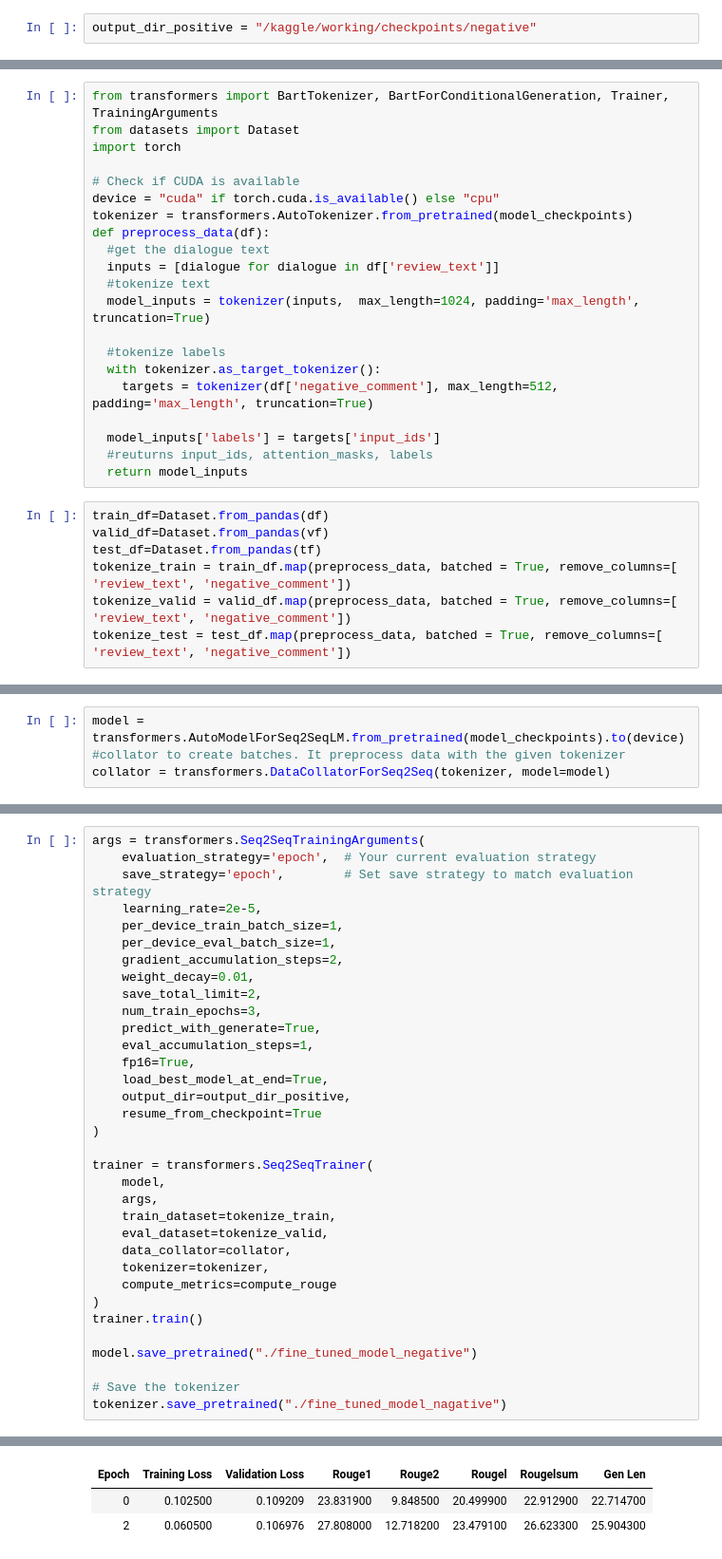
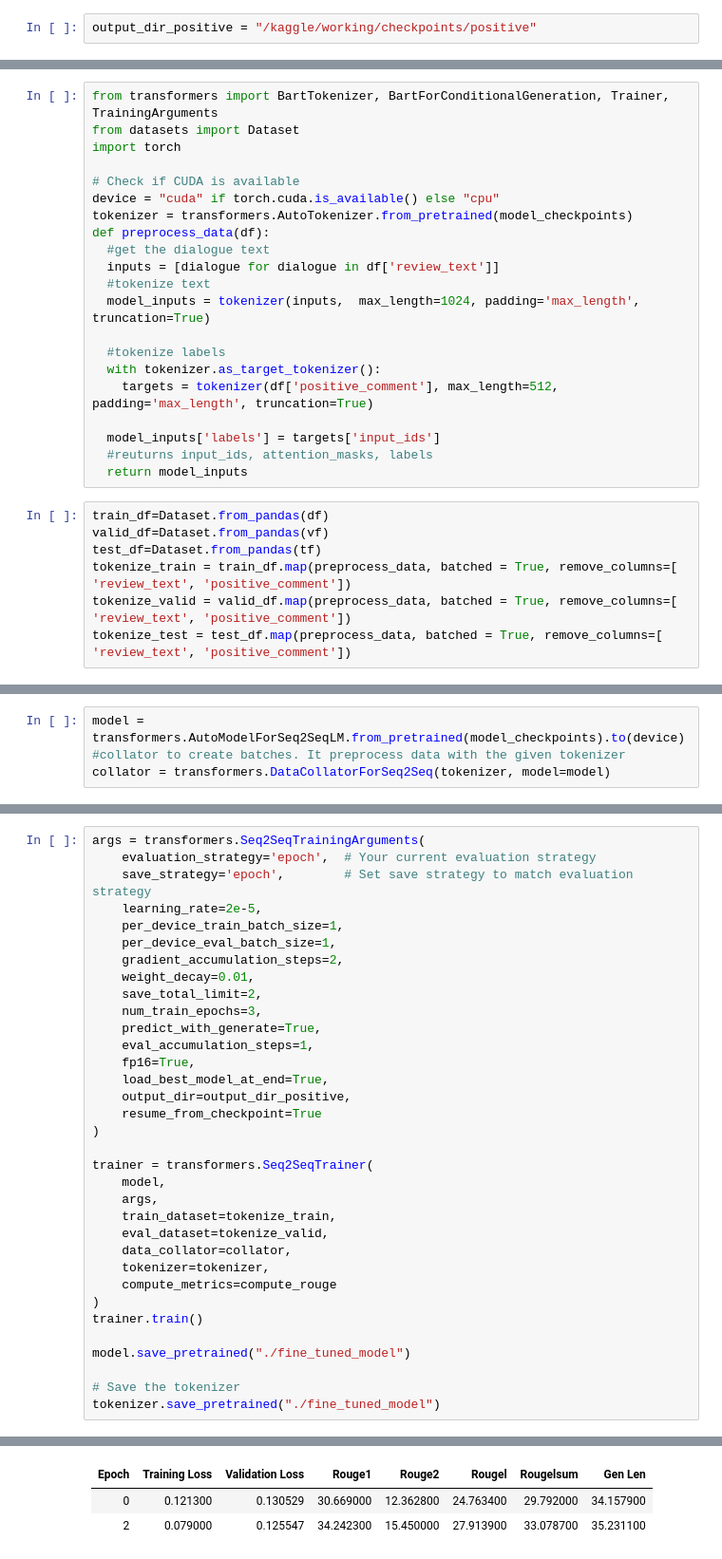
Before and after one commit to sivamani121/bio, a Jupyter notebook: generative-explanation.ipynb, the cells around one changed output, grey strips where cells are left out. Shown: that part at 95% size. Saved outputs shown, nothing was run; the diff lists cells and outputs as text.

Commit message:
Kaggle Notebook |  Generative Explanation | Version 3

```diff
--- a/generative-explanation.ipynb
+++ b/generative-explanation.ipynb
@@ -38,7 +38,7 @@ data_path = "/kaggle/input/pcmag-dataset/train.csv"
 test_path="/kaggle/input/pcmag-dataset/test.csv"
 valid_path="/kaggle/input/pcmag-dataset/valid.csv"
 # %%
-output_dir_positive = "/kaggle/working/checkpoints/negative"
+output_dir_positive = "/kaggle/working/checkpoints/positive"
 # %%
 import pandas as pd
 data = pd.read_csv(data_path)
@@ -166,7 +166,7 @@ def preprocess_data(df):
 
   #tokenize labels
   with tokenizer.as_target_tokenizer():
-    targets = tokenizer(df['negative_comment'], max_length=512, padding='max_length', truncation=True)
+    targets = tokenizer(df['positive_comment'], max_length=512, padding='max_length', truncation=True)
 
   model_inputs['labels'] = targets['input_ids']
   #reuturns input_ids, attention_masks, labels
@@ -175,9 +175,9 @@ def preprocess_data(df):
 train_df=Dataset.from_pandas(df)
 valid_df=Dataset.from_pandas(vf)
 test_df=Dataset.from_pandas(tf)
-tokenize_train = train_df.map(preprocess_data, batched = True, remove_columns=[ 'review_text', 'negative_comment'])
-tokenize_valid = valid_df.map(preprocess_data, batched = True, remove_columns=[ 'review_text', 'negative_comment'])
-tokenize_test = test_df.map(preprocess_data, batched = True, remove_columns=[ 'review_text', 'negative_comment'])
+tokenize_train = train_df.map(preprocess_data, batched = True, remove_columns=[ 'review_text', 'positive_comment'])
+tokenize_valid = valid_df.map(preprocess_data, batched = True, remove_columns=[ 'review_text', 'positive_comment'])
+tokenize_test = test_df.map(preprocess_data, batched = True, remove_columns=[ 'review_text', 'positive_comment'])
 # %%
 tokenize_train.save_to_disk("./tokenized_dataset/train/checkpoint")
 tokenize_valid.save_to_disk("./tokenized_dataset/valid/checkpoint")
@@ -238,10 +244,10 @@ trainer = transformers.Seq2SeqTrainer(
 )
 trainer.train()
 
-model.save_pretrained("./fine_tuned_model_negative")
+model.save_pretrained("./fine_tuned_model")
 
 # Save the tokenizer
-tokenizer.save_pretrained("./fine_tuned_model_nagative")
+tokenizer.save_pretrained("./fine_tuned_model")
 # %% [output]
 wandb: WARNING The `run_name` is currently set to the same value as `TrainingArguments.output_dir`. If this was not intended, please specify a different run name by setting the `TrainingArguments.run_ ...
 wandb: Currently logged in as: sivamavi212 (sivamaniepics). Use `wandb login --relogin` to force relogin
@@ -257,6 +263,6 @@ wandb: 🚀 View run at https://wandb.ai/sivamaniepics/huggingface/runs/g6q6q95o
 | Epoch | Training Loss | Validation Loss | Rouge1 | Rouge2 | Rougel | Rougelsum | Gen Len |
-| 0 | 0.102500 | 0.109209 | 23.831900 | 9.848500 | 20.499900 | 22.912900 | 22.714700 |
-| 2 | 0.060500 | 0.106976 | 27.808000 | 12.718200 | 23.479100 | 26.623300 | 25.904300 |
+| 0 | 0.121300 | 0.130529 | 30.669000 | 12.362800 | 24.763400 | 29.792000 | 34.157900 |
+| 2 | 0.079000 | 0.125547 | 34.242300 | 15.450000 | 27.913900 | 33.078700 | 35.231100 |
 Some non-default generation parameters are set in the model config. These should go into a GenerationConfig file (https://huggingface.co/docs/transformers/generation_strategies#save-a-custom-decoding- ...
 Non-default generation parameters: {'max_length': 62, 'min_length': 11, 'early_stopping': True, 'num_beams': 6, 'no_repeat_ngram_size': 3, 'forced_eos_token_id': 2}
 Some non-default generation parameters are set in the model config. These should go into a GenerationConfig file (https://huggingface.co/docs/transformers/generation_strategies#save-a-custom-decoding- ...
```
Also changed, not shown: parts of 2 cells of this notebook.
